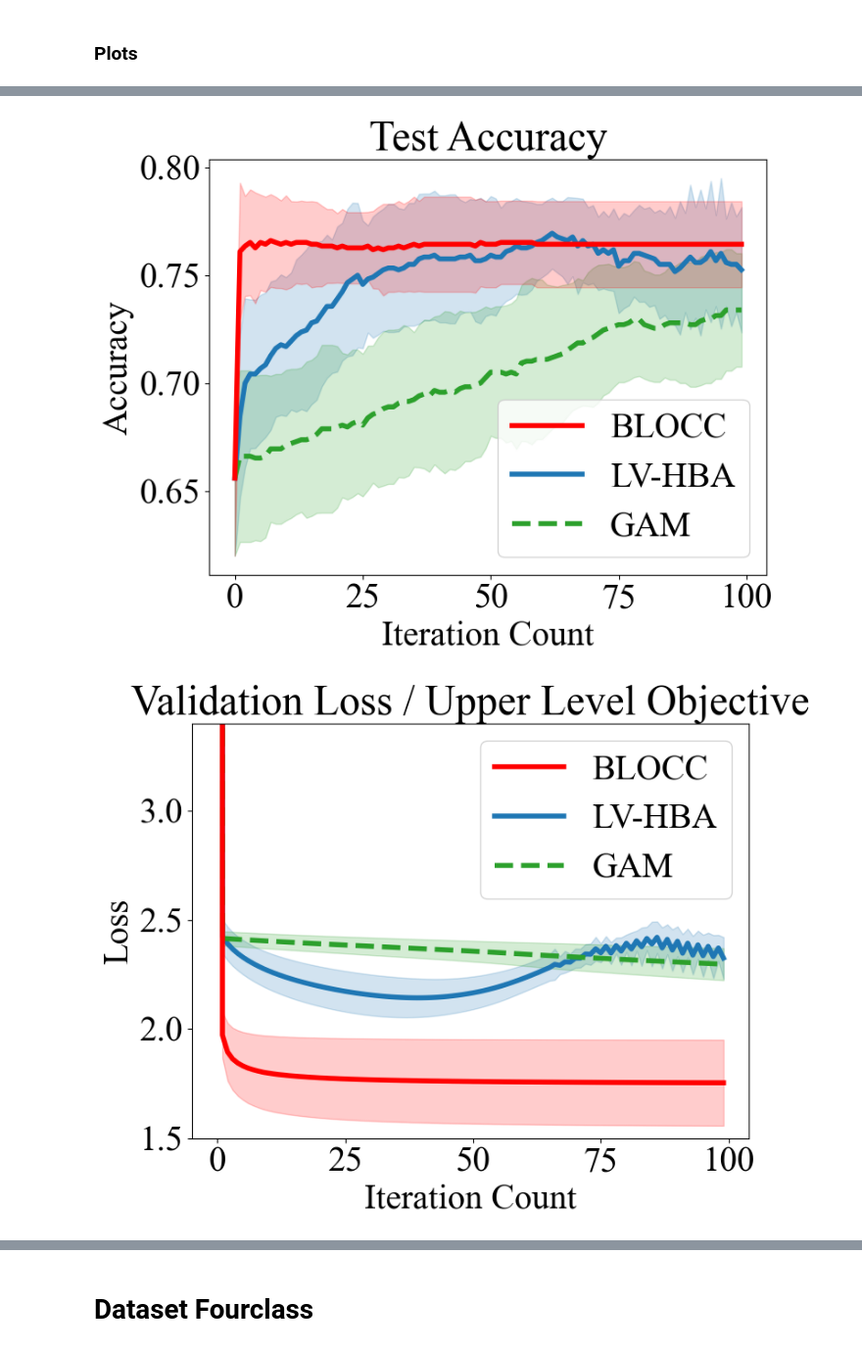
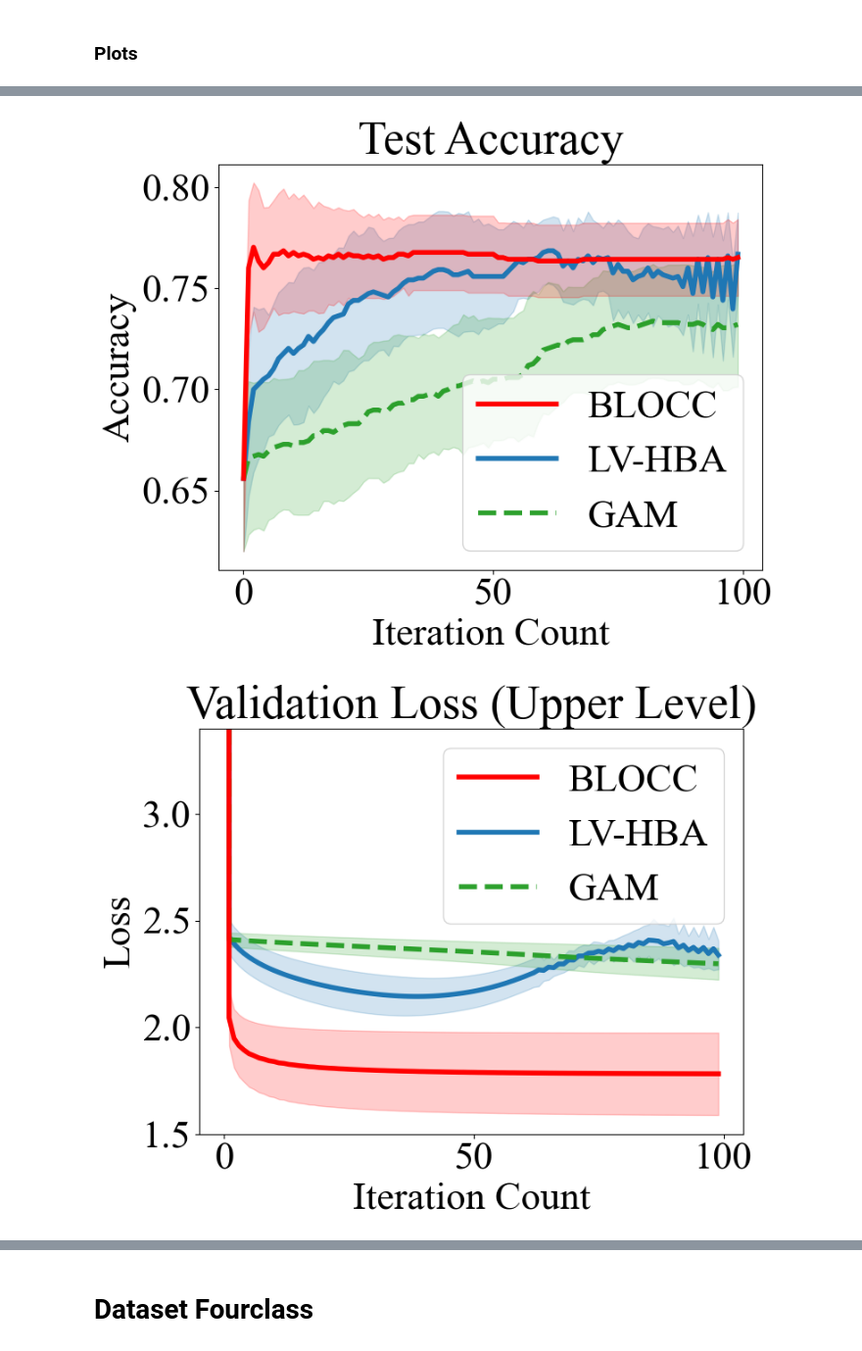
Before and after one commit to frealr/Penalty_Based_Lagrangian_Bilevel_Tianyi_Chen-s_Lab, a Jupyter notebook: hyperparam_opt/SVM_Tests_0607.ipynb, the cells around one changed output, grey strips where cells are left out. Shown at 98% size. Drawn from its saved outputs; the diff is of its cells as text; code cells hidden in the pictures.

```diff
--- a/hyperparam_opt/SVM_Tests_0607.ipynb
+++ b/hyperparam_opt/SVM_Tests_0607.ipynb
@@ -11,7 +11,7 @@ from utils import *
 # from google.colab import drive
 # drive.mount('/content/drive')
 # %%
-plt.rcParams.update({'font.size': 28})
+plt.rcParams.update({'font.size': 32})
 plt.rcParams['font.sans-serif']=['Times New Roman']
 plt.rcParams['axes.unicode_minus']=False
 cmap = plt.get_cmap("tab10")
@@ -31,7 +31,7 @@ hparams = {
         'epsilon': 0.005
     },
     'ours': {
-        'gam': 8,
+        'gam': 10,
         'eta': 0.01
     }
 }
@@ -277,37 +277,37 @@ plt.xlabel('Iteration Count')
 plt.ylabel("Accuracy")
 plt.savefig(results_path + 'test_accuracy_iteration.pdf', bbox_inches="tight")
 # %% [output]
-[figure, old version]
+[figure, new version]
 # %%
 plt.figure(figsize=(8,6))
 
 
 plt.plot(iter_axis,val_loss_lvhba.mean(0),'-',color = cmap(0), linewidth = 4, label="LV-HBA")
 fill_dn_LV = val_loss_lvhba.mean(0)-val_loss_lvhba.std(0)
 fill_up_LV = val_loss_lvhba.mean(0)+val_loss_lvhba.std(0)
 plt.fill_between(iter_axis[1:],fill_dn_LV[1:],fill_up_LV[1:],color = cmap(0), alpha=0.2)
 
 plt.plot(iter_axis,val_loss_ga.mean(0),'--',color = cmap(2), linewidth = 4, label="GAM")
 fill_up_GAM = val_loss_ga.mean(0)-val_loss_ga.std(0)
 fill_dn_GAM = val_loss_ga.mean(0)+val_loss_ga.std(0)
 plt.fill_between(iter_axis[1:],fill_dn_GAM[1:],fill_up_GAM[1:],color = cmap(2), alpha=0.2)
 
 plt.plot(iter_axis,val_loss_ours.mean(0),'-',color = 'r', linewidth = 4, label="BLOCC")
 fill_dn_ours = val_loss_ours.mean(0)-val_loss_ours.std(0)
 fill_up_ours = val_loss_ours.mean(0)+val_loss_ours.std(0)
 plt.fill_between(iter_axis[1:],fill_dn_ours[1:],fill_up_ours[1:],color = 'r', alpha=0.2)
 
 plt.legend(ordered_handles, ordered_labels)
 
-plt.title('Validation Loss / Upper Level Objective')
+plt.title('Validation Loss (Upper Level)')
 plt.xlabel('Iteration Count')
 plt.ylabel("Loss")
 
 
 plt.ylim([1.5,3.4])
 plt.savefig(results_path + 'upper_obj_iteration.pdf', bbox_inches="tight")
 # %% [output]
-[figure, old version]
+[figure, new version]
 # %%
 plt.figure(figsize=(8,6))
 
```
Also changed, not shown: parts of 23 cells of this notebook.
